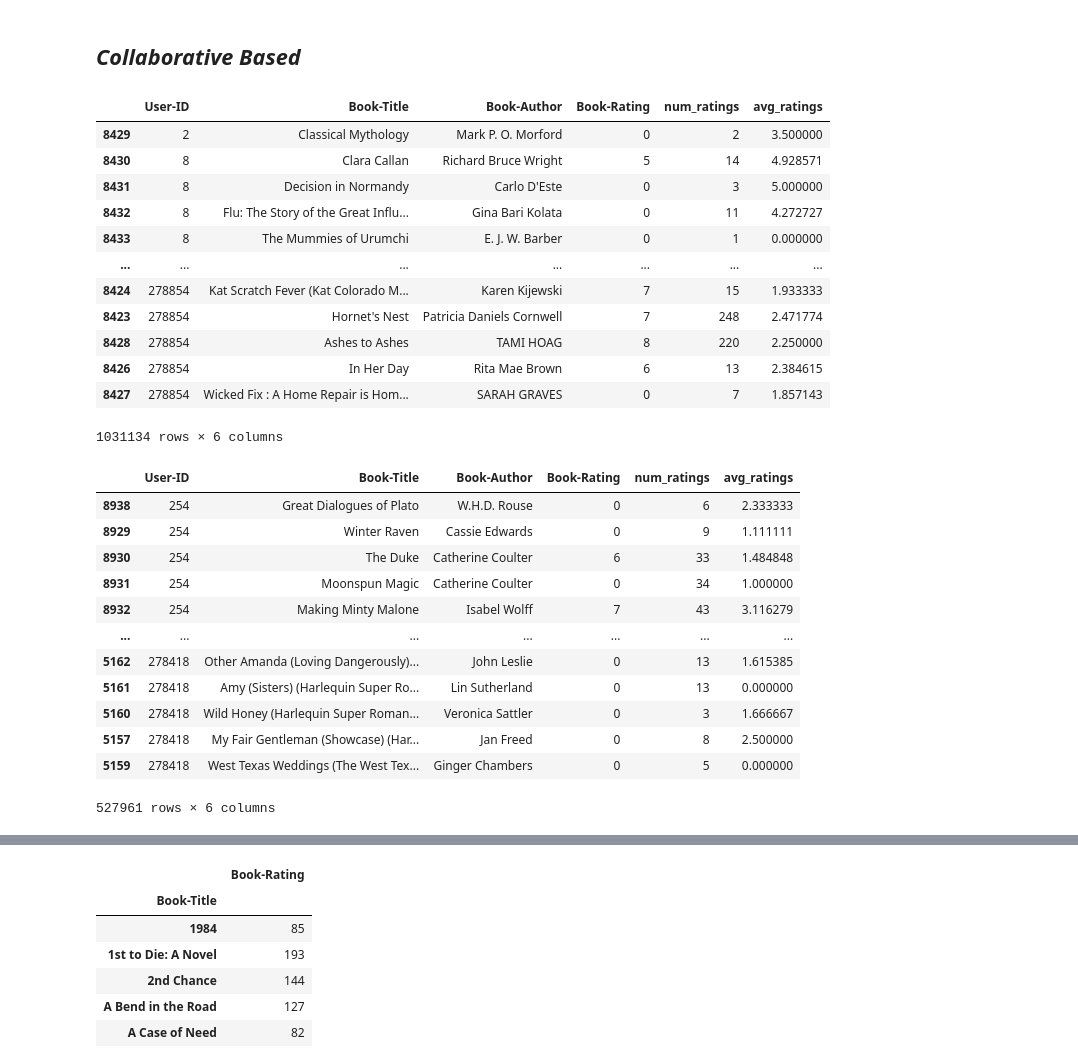
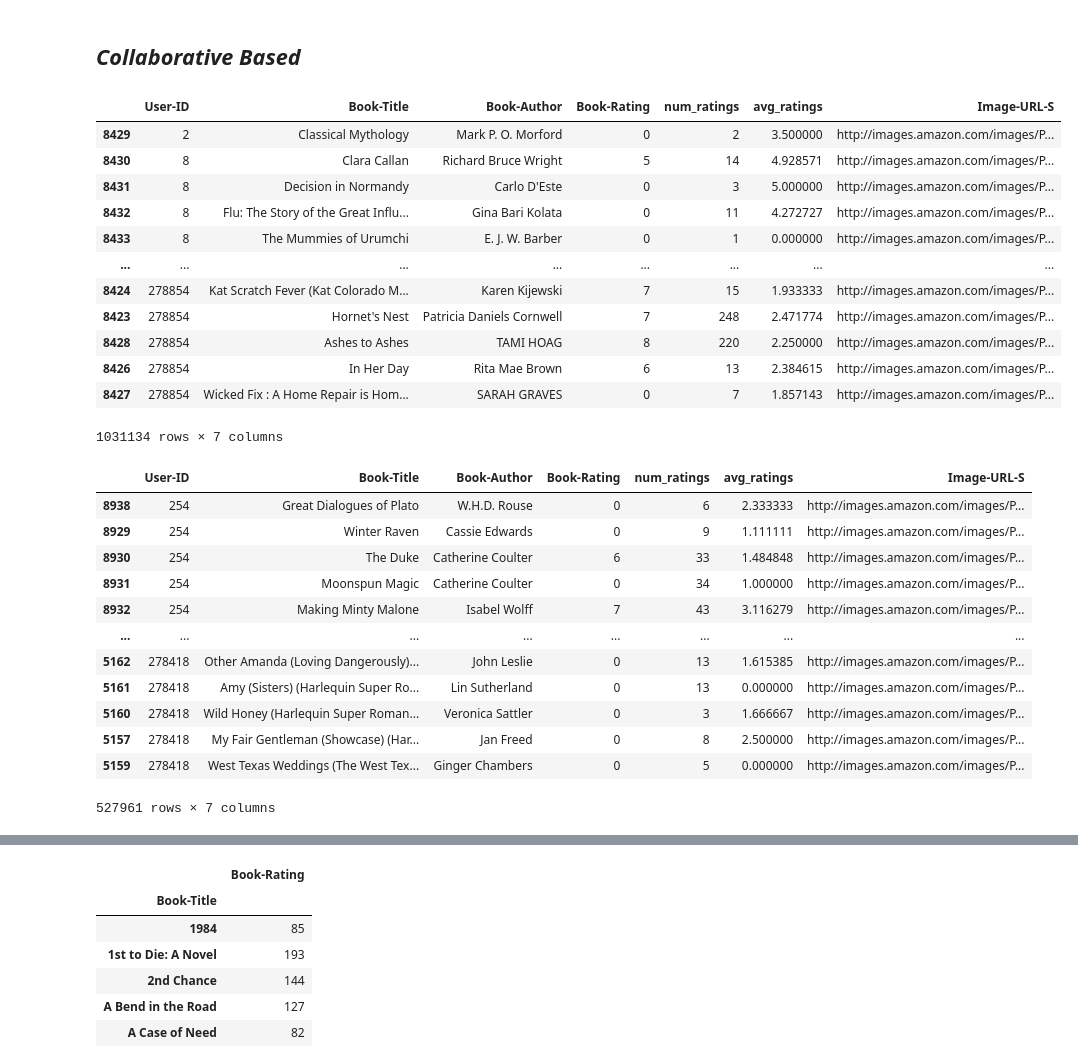
Before and after one commit to vidhan66/Book-Recommendation-System, a Jupyter notebook: Book_Recommendation_System.ipynb, the cells around one changed output, grey strips where cells are left out. Cells and saved outputs as stored; diff of their text form; code cells hidden in the pictures.

```diff
--- a/Book_Recommendation_System.ipynb
+++ b/Book_Recommendation_System.ipynb
@@ -462,42 +457,42 @@ final_recommendations
 ## ***Collaborative Based***
 # %%
 CF_data = cleaned_df.merge(num_ratings,on='Book-Title')
-CF_data = CF_data.merge(avg_ratings,on='Book-Title')[['User-ID','Book-Title','Book-Author','Book-Rating','num_ratings','avg_ratings']]
+CF_data = CF_data.merge(avg_ratings,on='Book-Title')[['User-ID','Book-Title','Book-Author','Book-Rating','num_ratings','avg_ratings','Image-URL-S']]
 CF_data = CF_data.sort_values('User-ID')
 CF_data
 # %% [output]
-|  | User-ID | Book-Title | Book-Author | Book-Rating | num_ratings | avg_ratings |
-| 8429 | 2 | Classical Mythology | Mark P. O. Morford | 0 | 2 | 3.500000 |
-| 8430 | 8 | Clara Callan | Richard Bruce Wright | 5 | 14 | 4.928571 |
-| 8431 | 8 | Decision in Normandy | Carlo D'Este | 0 | 3 | 5.000000 |
-| 8432 | 8 | Flu: The Story of the Great Influ... | Gina Bari Kolata | 0 | 11 | 4.272727 |
-| 8433 | 8 | The Mummies of Urumchi | E. J. W. Barber | 0 | 1 | 0.000000 |
-| ... | ... | ... | ... | ... | ... | ... |
-| 8424 | 278854 | Kat Scratch Fever (Kat Colorado M... | Karen Kijewski | 7 | 15 | 1.933333 |
-| 8423 | 278854 | Hornet's Nest | Patricia Daniels Cornwell | 7 | 248 | 2.471774 |
-| 8428 | 278854 | Ashes to Ashes | TAMI HOAG | 8 | 220 | 2.250000 |
-| 8426 | 278854 | In Her Day | Rita Mae Brown | 6 | 13 | 2.384615 |
-| 8427 | 278854 | Wicked Fix : A Home Repair is Hom... | SARAH GRAVES | 0 | 7 | 1.857143 |
+|  | User-ID | Book-Title | Book-Author | Book-Rating | num_ratings | avg_ratings | Image-URL-S |
+| 8429 | 2 | Classical Mythology | Mark P. O. Morford | 0 | 2 | 3.500000 | http://images.amazon.com/images/P... |
+| 8430 | 8 | Clara Callan | Richard Bruce Wright | 5 | 14 | 4.928571 | http://images.amazon.com/images/P... |
+| 8431 | 8 | Decision in Normandy | Carlo D'Este | 0 | 3 | 5.000000 | http://images.amazon.com/images/P... |
+| 8432 | 8 | Flu: The Story of the Great Influ... | Gina Bari Kolata | 0 | 11 | 4.272727 | http://images.amazon.com/images/P... |
+| 8433 | 8 | The Mummies of Urumchi | E. J. W. Barber | 0 | 1 | 0.000000 | http://images.amazon.com/images/P... |
+| ... | ... | ... | ... | ... | ... | ... | ... |
+| 8424 | 278854 | Kat Scratch Fever (Kat Colorado M... | Karen Kijewski | 7 | 15 | 1.933333 | http://images.amazon.com/images/P... |
+| 8423 | 278854 | Hornet's Nest | Patricia Daniels Cornwell | 7 | 248 | 2.471774 | http://images.amazon.com/images/P... |
+| 8428 | 278854 | Ashes to Ashes | TAMI HOAG | 8 | 220 | 2.250000 | http://images.amazon.com/images/P... |
+| 8426 | 278854 | In Her Day | Rita Mae Brown | 6 | 13 | 2.384615 | http://images.amazon.com/images/P... |
+| 8427 | 278854 | Wicked Fix : A Home Repair is Hom... | SARAH GRAVES | 0 | 7 | 1.857143 | http://images.amazon.com/images/P... |
-1031134 rows × 6 columns
+1031134 rows × 7 columns
 # %%
 exp_users = CF_data.groupby('User-ID')['Book-Rating'].count()
 exp_users = exp_users[exp_users>=150]
 CF_data = CF_data[CF_data['User-ID'].isin(exp_users.index)]
 CF_data
 # %% [output]
-|  | User-ID | Book-Title | Book-Author | Book-Rating | num_ratings | avg_ratings |
-| 8938 | 254 | Great Dialogues of Plato | W.H.D. Rouse | 0 | 6 | 2.333333 |
-| 8929 | 254 | Winter Raven | Cassie Edwards | 0 | 9 | 1.111111 |
-| 8930 | 254 | The Duke | Catherine Coulter | 6 | 33 | 1.484848 |
-| 8931 | 254 | Moonspun Magic | Catherine Coulter | 0 | 34 | 1.000000 |
-| 8932 | 254 | Making Minty Malone | Isabel Wolff | 7 | 43 | 3.116279 |
-| ... | ... | ... | ... | ... | ... | ... |
-| 5162 | 278418 | Other Amanda (Loving Dangerously)... | John Leslie | 0 | 13 | 1.615385 |
-| 5161 | 278418 | Amy (Sisters) (Harlequin Super Ro... | Lin Sutherland | 0 | 13 | 0.000000 |
-| 5160 | 278418 | Wild Honey (Harlequin Super Roman... | Veronica Sattler | 0 | 3 | 1.666667 |
-| 5157 | 278418 | My Fair Gentleman (Showcase) (Har... | Jan Freed | 0 | 8 | 2.500000 |
-| 5159 | 278418 | West Texas Weddings (The West Tex... | Ginger Chambers | 0 | 5 | 0.000000 |
+|  | User-ID | Book-Title | Book-Author | Book-Rating | num_ratings | avg_ratings | Image-URL-S |
+| 8938 | 254 | Great Dialogues of Plato | W.H.D. Rouse | 0 | 6 | 2.333333 | http://images.amazon.com/images/P... |
+| 8929 | 254 | Winter Raven | Cassie Edwards | 0 | 9 | 1.111111 | http://images.amazon.com/images/P... |
+| 8930 | 254 | The Duke | Catherine Coulter | 6 | 33 | 1.484848 | http://images.amazon.com/images/P... |
+| 8931 | 254 | Moonspun Magic | Catherine Coulter | 0 | 34 | 1.000000 | http://images.amazon.com/images/P... |
+| 8932 | 254 | Making Minty Malone | Isabel Wolff | 7 | 43 | 3.116279 | http://images.amazon.com/images/P... |
+| ... | ... | ... | ... | ... | ... | ... | ... |
+| 5162 | 278418 | Other Amanda (Loving Dangerously)... | John Leslie | 0 | 13 | 1.615385 | http://images.amazon.com/images/P... |
+| 5161 | 278418 | Amy (Sisters) (Harlequin Super Ro... | Lin Sutherland | 0 | 13 | 0.000000 | http://images.amazon.com/images/P... |
+| 5160 | 278418 | Wild Honey (Harlequin Super Roman... | Veronica Sattler | 0 | 3 | 1.666667 | http://images.amazon.com/images/P... |
+| 5157 | 278418 | My Fair Gentleman (Showcase) (Har... | Jan Freed | 0 | 8 | 2.500000 | http://images.amazon.com/images/P... |
+| 5159 | 278418 | West Texas Weddings (The West Tex... | Ginger Chambers | 0 | 5 | 0.000000 | http://images.amazon.com/images/P... |
-527961 rows × 6 columns
+527961 rows × 7 columns
 # %%
 CF_data['Title-Author'] = CF_data['Book-Title'] + " by " + CF_data['Book-Author']
 CF_data
```
Also changed, not shown: parts of 11 cells of this notebook.
